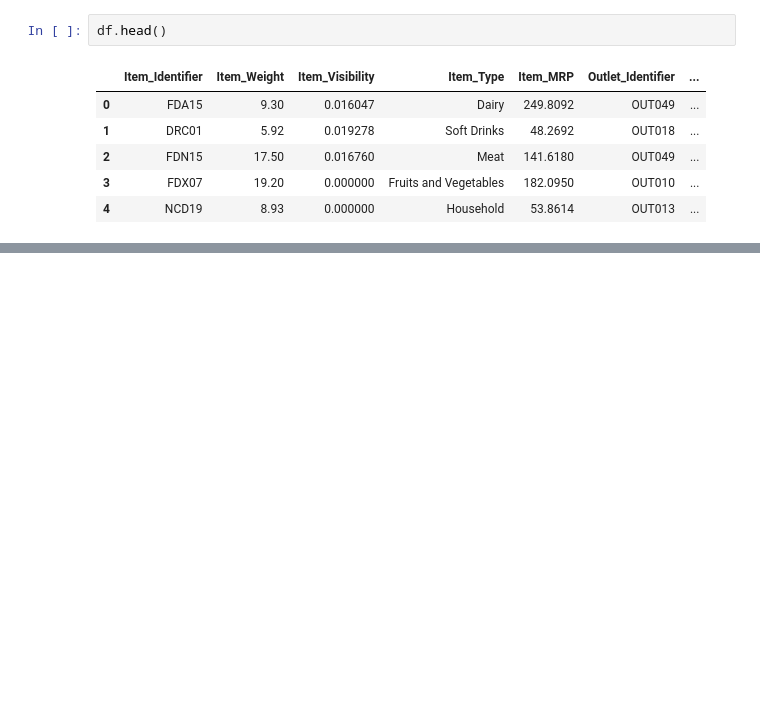
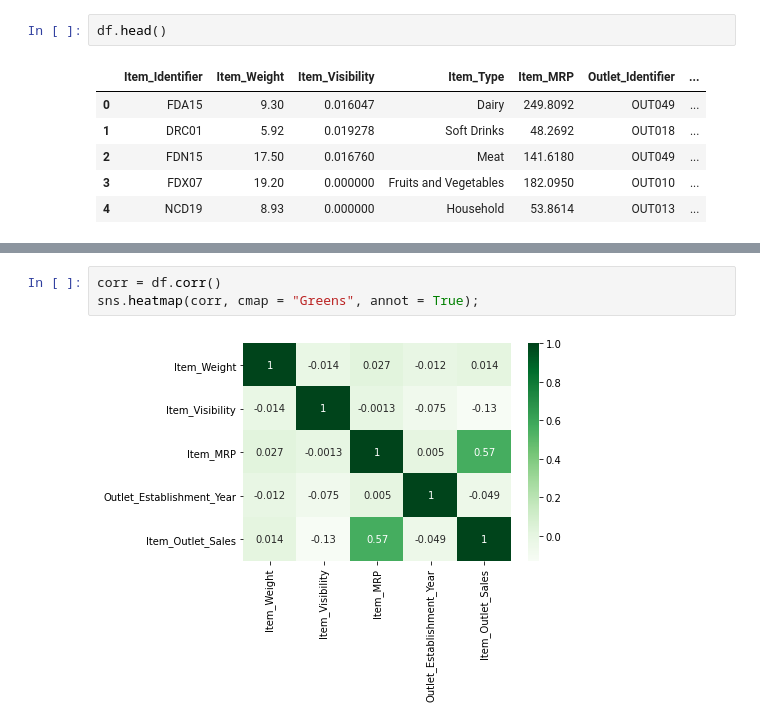
Before and after one commit to mopferman/sales-predictions, a Jupyter notebook: sales_predictions.ipynb, the cells around one changed output, grey strips where cells are left out. Saved outputs shown, nothing was run; the diff lists cells and outputs as text; blank space fills up the shorter version.

```diff
--- a/sales_predictions.ipynb
+++ b/sales_predictions.ipynb
@@ -54,0 +72,5 @@ df.head()
+# %%
+corr = df.corr()
+sns.heatmap(corr, cmap = "Greens", annot = True);
+# %% [output]
+[figure, added]
```
Also changed, not shown: parts of 3 cells of this notebook.
